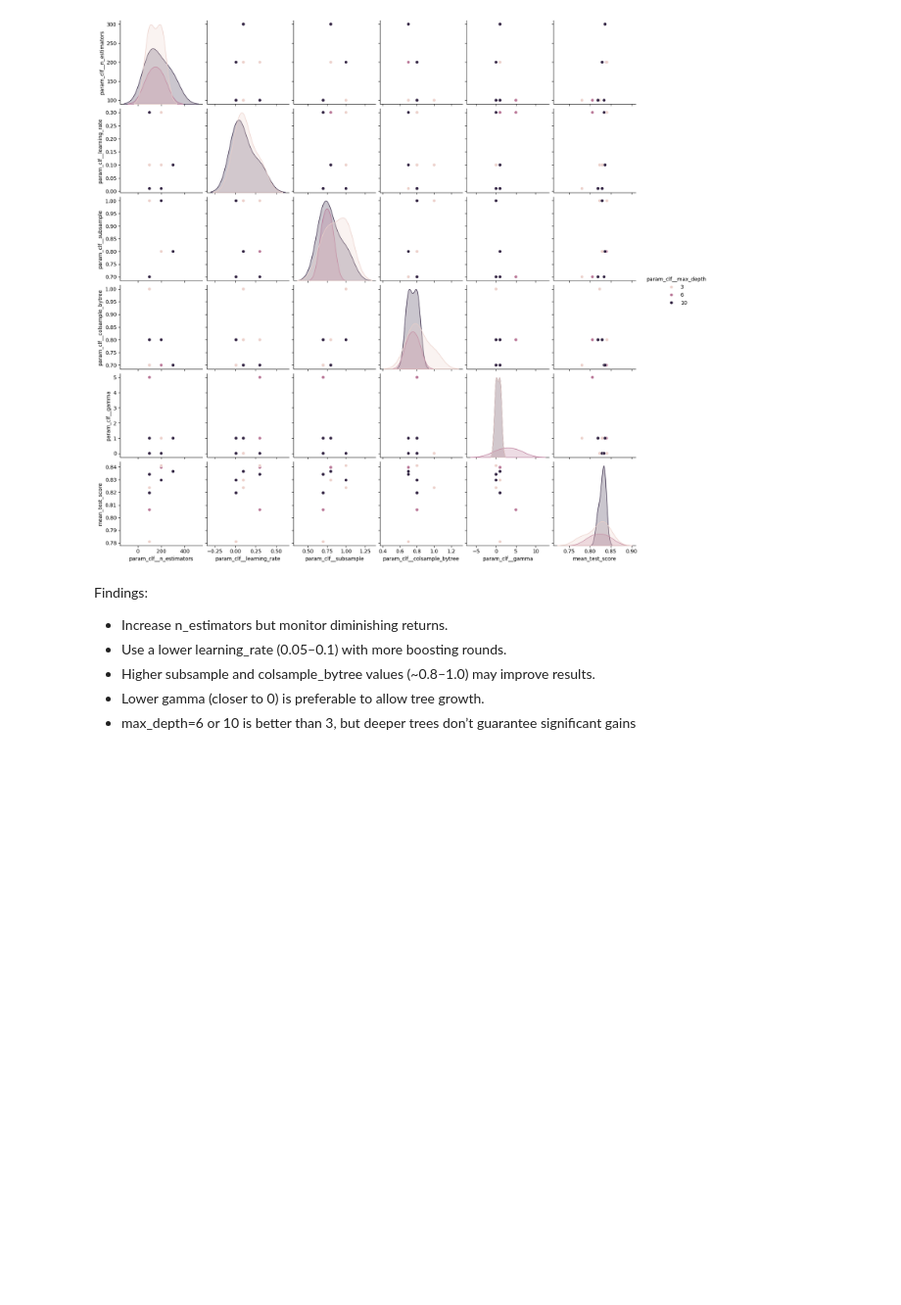
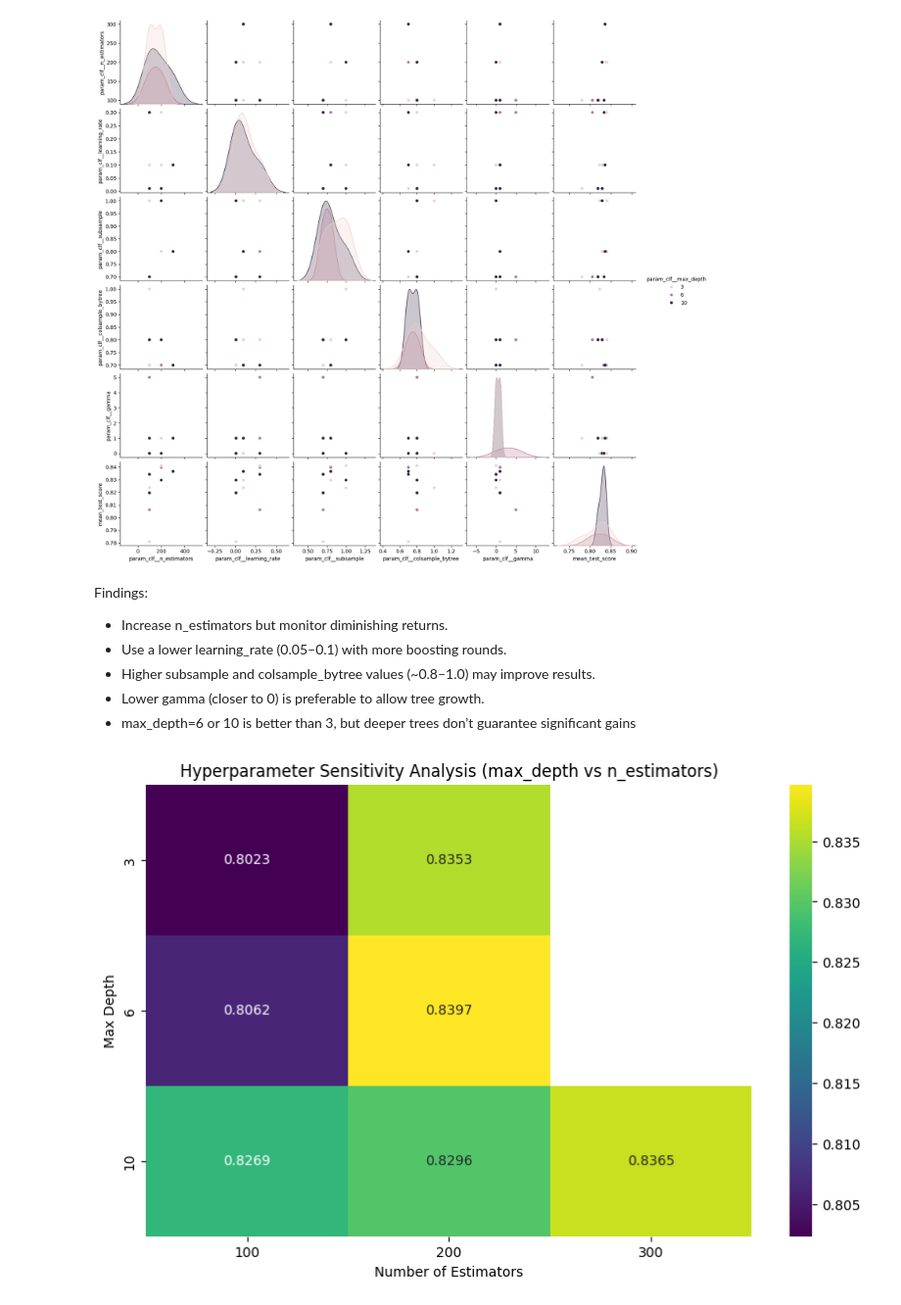
Before and after one commit to pooja-ippalapelli/milestone-II, a Jupyter notebook: hyperparameter_sensitivity.ipynb, the cells around one changed output. Shown at 98% size. Cells and saved outputs as stored; diff of their text form; code cells hidden in the pictures; blank space fills up the shorter version.

Commit message:
added heatmap for hyperparam sensitivity

```diff
--- a/hyperparameter_sensitivity.ipynb
+++ b/hyperparameter_sensitivity.ipynb
@@ -451,3 +448,25 @@ Findings:
 - Higher subsample and colsample_bytree values (~0.8–1.0) may improve results.
 - Lower gamma (closer to 0) is preferable to allow tree growth.
 - max_depth=6 or 10 is better than 3, but deeper trees don’t guarantee significant gains
+# %%
+### Heatmap to show comparison betwwen max_depth and n_estimators - best for 2 hyperparams (grid search)
+
+results = pd.DataFrame(xgb_random_search.cv_results_)
+
+results.head()
+
+# Pivot table for heatmap
+pivot_table = results.pivot_table(index='param_clf__max_depth',
+                            columns='param_clf__n_estimators',
+                            values='mean_test_score',
+                            aggfunc='mean')
+
+# Heatmap visualization
+plt.figure(figsize=(10,6))
+sns.heatmap(pivot_table, annot=True, cmap="viridis", fmt=".4f")
+plt.title("Hyperparameter Sensitivity Analysis (max_depth vs n_estimators)")
+plt.xlabel("Number of Estimators")
+plt.ylabel("Max Depth")
+plt.show()
+# %% [output]
+[figure, added]
```
Also changed, not shown: parts of 1 cell of this notebook.
